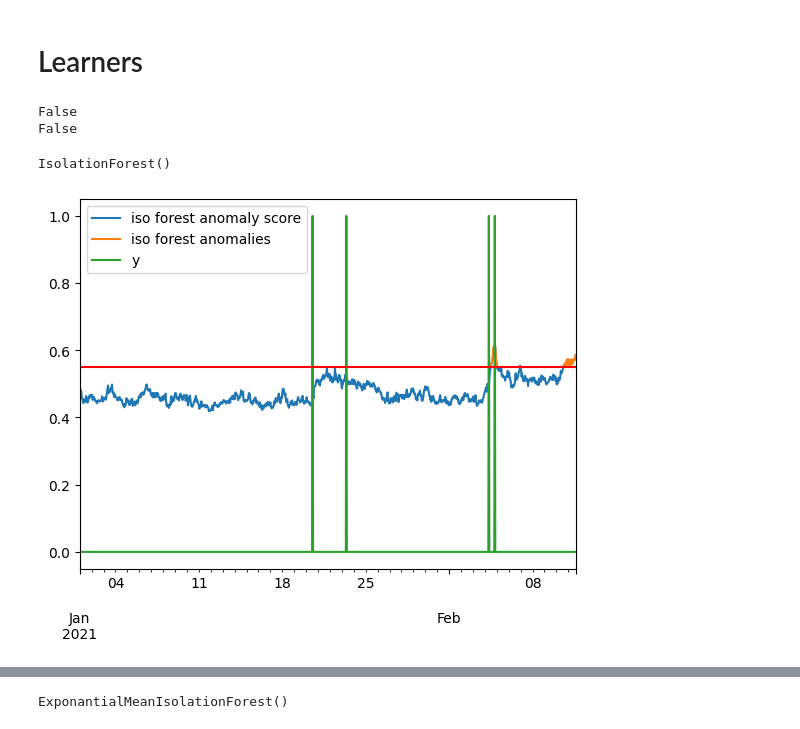
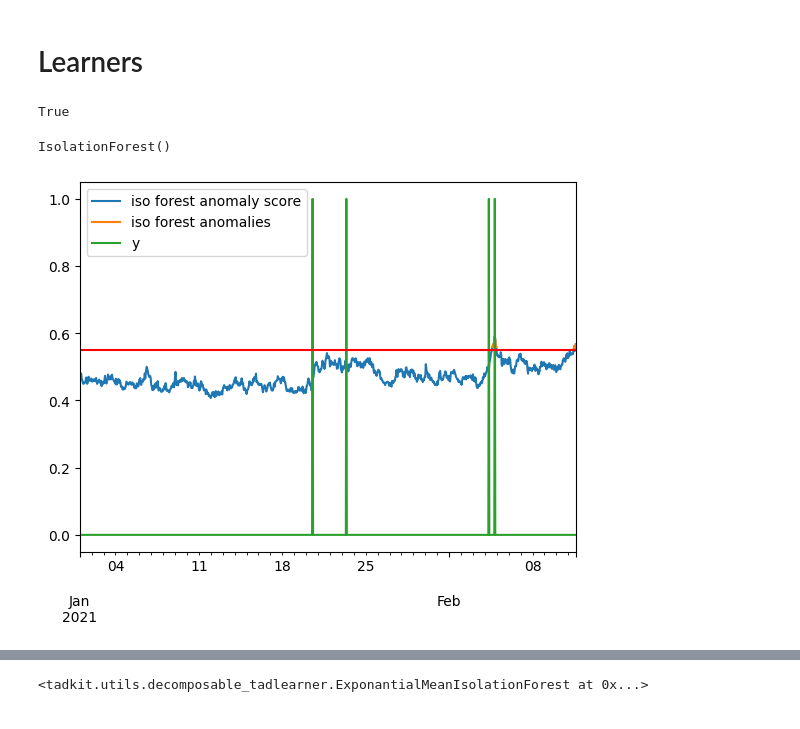
Before and after one commit to IRT-SystemX/tadkit-core, a Jupyter notebook: examples/highlights/unidim_ad_example.ipynb, the cells around one changed output, grey strips where cells are left out. Saved outputs shown, nothing was run; the diff lists cells and outputs as text; code cells hidden in the pictures.

Commit message:
update typing, decomposable tadlearner, remove tadlearner_factory (useless with new tadlearner)

```diff
--- a/examples/highlights/unidim_ad_example.ipynb
+++ b/examples/highlights/unidim_ad_example.ipynb
@@ -108,36 +108,30 @@ array([[ 0.        ,  0.        ,  0.        , ...,  0.        ,
 # Learners
 # %%
 from sklearn.ensemble import IsolationForest
-from sklearn.preprocessing import StandardScaler
-
 from tadkit.base.tadlearner import TADLearner
 
-print(isinstance(IsolationForest, TADLearner))
-from tadkit.utils.tadlearner_factory import tadlearner_factory
-IsolationForestLearner = tadlearner_factory(IsolationForest, [], {})
-print(isinstance(IsolationForestLearner, TADLearner))
+isinstance(IsolationForest, TADLearner)
 # %% [output]
-False
-False
+True
 # %%
 import matplotlib.pyplot as plt
-learner = IsolationForestLearner()
+learner = IsolationForest()
 learner.fit(X)
 anom_score = -learner.score_samples(X)
 
 iso_score = pd.DataFrame(anom_score, index=X.index, columns=["iso forest anomaly score"])
 
 ceil = .55
 
 iso_anomalies = iso_score[iso_score > ceil]
 iso_anomalies.rename(columns={"iso forest anomaly score": "iso forest anomalies"}, inplace=True)
 
 pd.concat([iso_score, iso_anomalies, y], axis=1).plot()
 plt.axhline(y=ceil, color='r', linestyle='-')
 learner
 # %% [output]
 IsolationForest()
-[figure, old version]
+[figure, new version]
 # %%
 class ExponantialMean:
     def __init__(self, lags, sub_X=False) -> None:
@@ -192,19 +186,7 @@ exponential_mean.transform(X)
 # %%
 from tadkit.utils.decomposable_tadlearner import decomposable_tadlearner_factory
 
-EMAForestLearner = decomposable_tadlearner_factory(ExponantialMean, IsolationForestLearner, [], {
-    'lags': {
-        'description': 'Lags typical time of exponential mean',
-        'family': 'preprossing',
-        'value_type': 'set',
-        'start': 0,
-    },
-    'sub_X': {
-        'description': 'Value substract from to the lags',
-        'family': 'preprossing',
-        'value_type': 'bool',
-    },
-})
+EMAForestLearner = decomposable_tadlearner_factory(ExponantialMean, IsolationForest)
 learner = EMAForestLearner(lags=np.geomspace(.1 * DAY, 2 * DAY, 10), sub_X=True)
 learner.random_state = -1
 learner.fit(X)
@@ -218,7 +200,7 @@ ema_anomalies.rename(columns={"ema iso forest anomaly score": "ema iso forest an
 
 learner
 # %% [output]
-ExponantialMeanIsolationForest()
+<tadkit.utils.decomposable_tadlearner.ExponantialMeanIsolationForest at 0x...>
 # %%
 pd.concat([ema_score, ema_anomalies, y], axis=1).plot()
 plt.axhline(y=ceil, color='r', linestyle='-')
```
Also changed, not shown: parts of 1 cell of this notebook, 5 other files.
